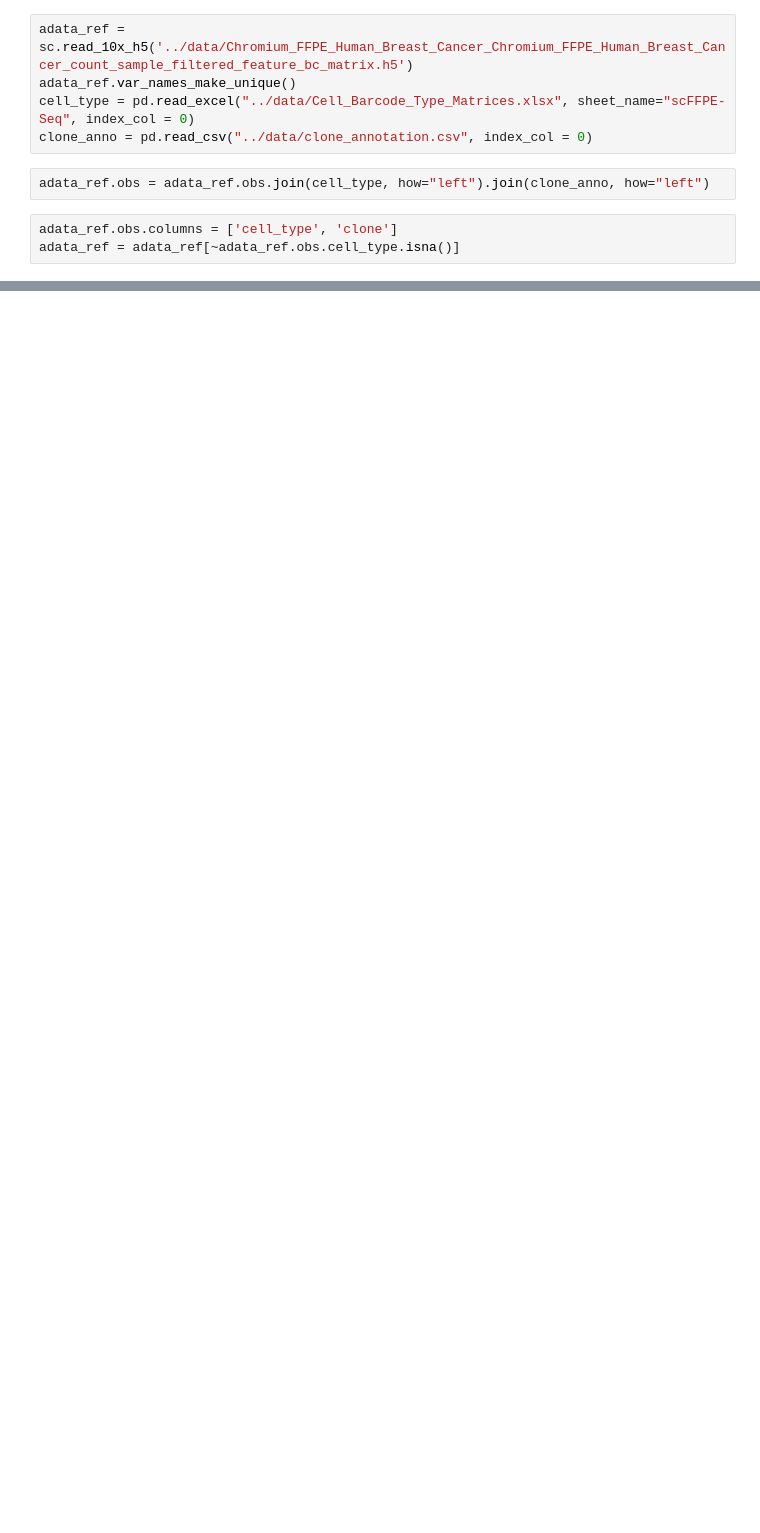
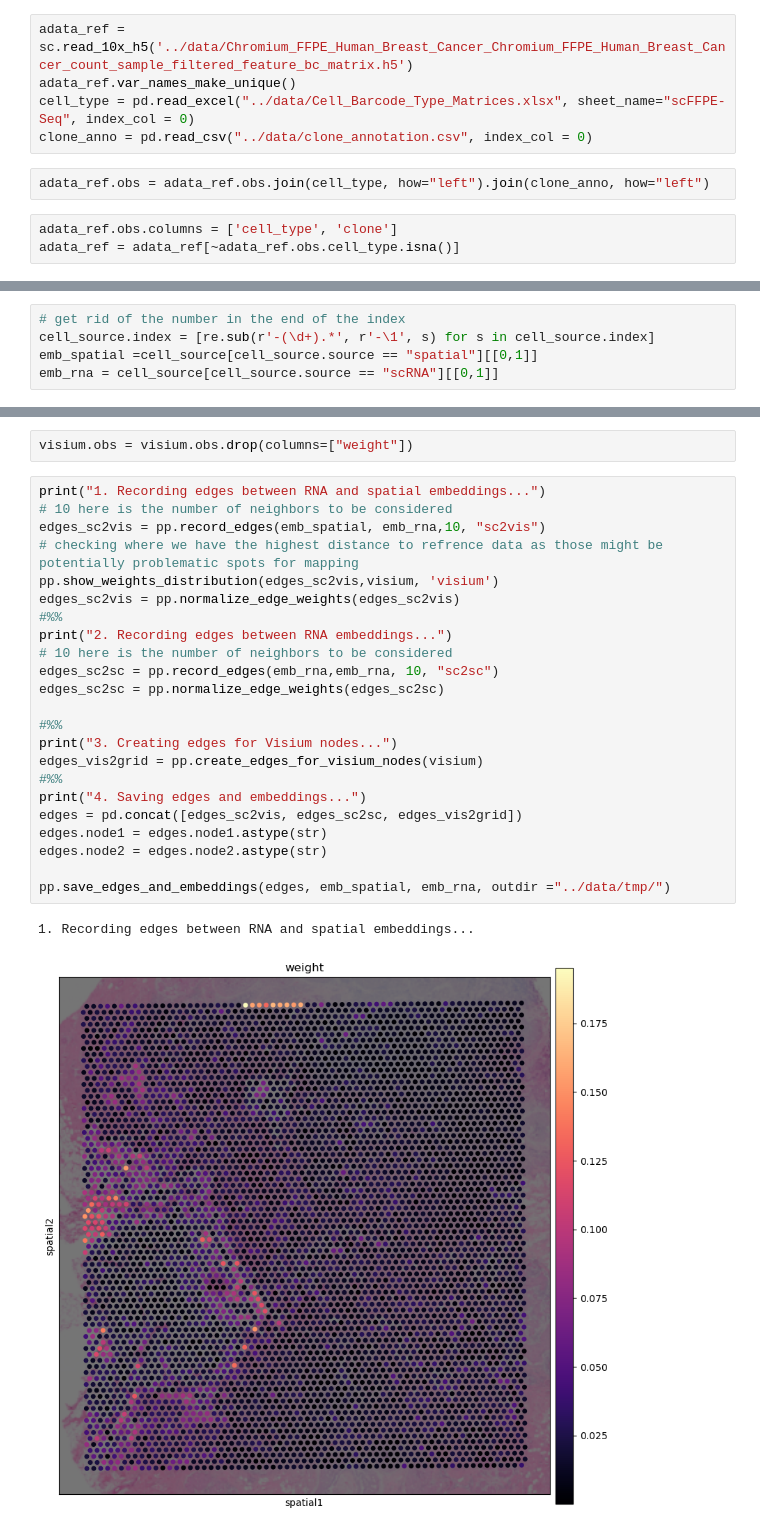
Before and after one commit to PMBio/spaceTree, a Jupyter notebook: notebooks/cell-state-clone-mapping.ipynb, the cells around one changed output, grey strips where cells are left out. Cells and saved outputs as stored; diff of their text form; blank space fills up the shorter version.

```diff
--- a/notebooks/cell-state-clone-mapping.ipynb
+++ b/notebooks/cell-state-clone-mapping.ipynb
@@ -48,0 +105,5 @@ TypeError: can't multiply sequence by non-int of type 'float'
+# %%
+# get rid of the number in the end of the index
+cell_source.index = [re.sub(r'-(\d+).*', r'-\1', s) for s in cell_source.index]
+emb_spatial =cell_source[cell_source.source == "spatial"][[0,1]]
+emb_rna = cell_source[cell_source.source == "scRNA"][[0,1]]
@@ -48,0 +119,28 @@ TypeError: can't multiply sequence by non-int of type 'float'
+# %%
+visium.obs = visium.obs.drop(columns=["weight"])
+# %%
+print("1. Recording edges between RNA and spatial embeddings...")
+# 10 here is the number of neighbors to be considered
+edges_sc2vis = pp.record_edges(emb_spatial, emb_rna,10, "sc2vis")
+# checking where we have the highest distance to refrence data as those might be potentially problematic spots for mapping
+pp.show_weights_distribution(edges_sc2vis,visium, 'visium')
+edges_sc2vis = pp.normalize_edge_weights(edges_sc2vis)
+#%%
+print("2. Recording edges between RNA embeddings...")
+# 10 here is the number of neighbors to be considered
+edges_sc2sc = pp.record_edges(emb_rna,emb_rna, 10, "sc2sc")
+edges_sc2sc = pp.normalize_edge_weights(edges_sc2sc)
+
+#%%
+print("3. Creating edges for Visium nodes...")
+edges_vis2grid = pp.create_edges_for_visium_nodes(visium)
+#%%
+print("4. Saving edges and embeddings...")
+edges = pd.concat([edges_sc2vis, edges_sc2sc, edges_vis2grid])
+edges.node1 = edges.node1.astype(str)
+edges.node2 = edges.node2.astype(str)
+
+pp.save_edges_and_embeddings(edges, emb_spatial, emb_rna, outdir ="../data/tmp/")
+# %% [output]
+1. Recording edges between RNA and spatial embeddings...
+[figure, added]
```
Also changed, not shown: parts of 31 cells of this notebook, 6 other files.
